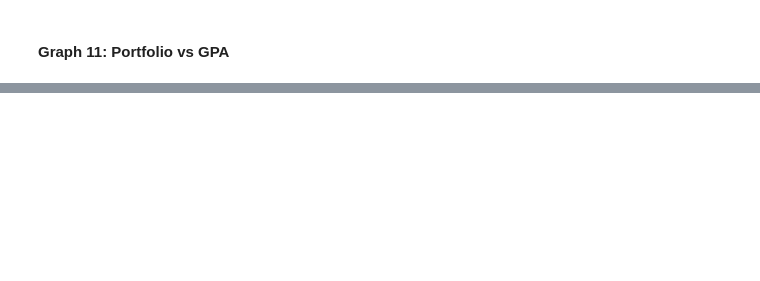
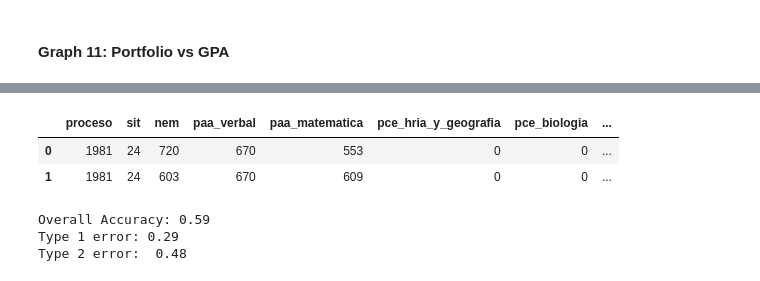
Before and after one commit to teacher-quality/teacher-predictions, a Jupyter notebook: Predictions_teachers.ipynb, the cells around one changed output, grey strips where cells are left out. Saved outputs shown, nothing was run; the diff lists cells and outputs as text; code cells hidden in the pictures; blank space fills up the shorter version.

```diff
--- a/Predictions_teachers.ipynb
+++ b/Predictions_teachers.ipynb
@@ -420,0 +428,12 @@ plt.legend()
+# %%
+df_path = os.getcwd() + '/data/proceso_evdoc.csv'
+df = None
+#with open(df_path, encoding="utf-16") as f:
+with open(df_path, "r") as f:
+    df = pd.read_csv(f)
+
+df.head(2)
+# %% [output]
+|  | proceso | sit | nem | paa_verbal | paa_matematica | pce_hria_y_geografia | pce_biologia | ... |
+| 0 | 1981 | 24 | 720 | 670 | 553 | 0 | 0 | ... |
+| 1 | 1981 | 24 | 603 | 670 | 609 | 0 | 0 | ... |
@@ -420,0 +475,6 @@ plt.legend()
+# %%
+print("Overall Accuracy: %.2f \nType 1 error: %.2f \nType 2 error:  %.2f" % (accuracy, type1_error, type2_error))
+# %% [output]
+Overall Accuracy: 0.59
+Type 1 error: 0.29
+Type 2 error:  0.48
```
Also changed, not shown: parts of 27 cells of this notebook.
